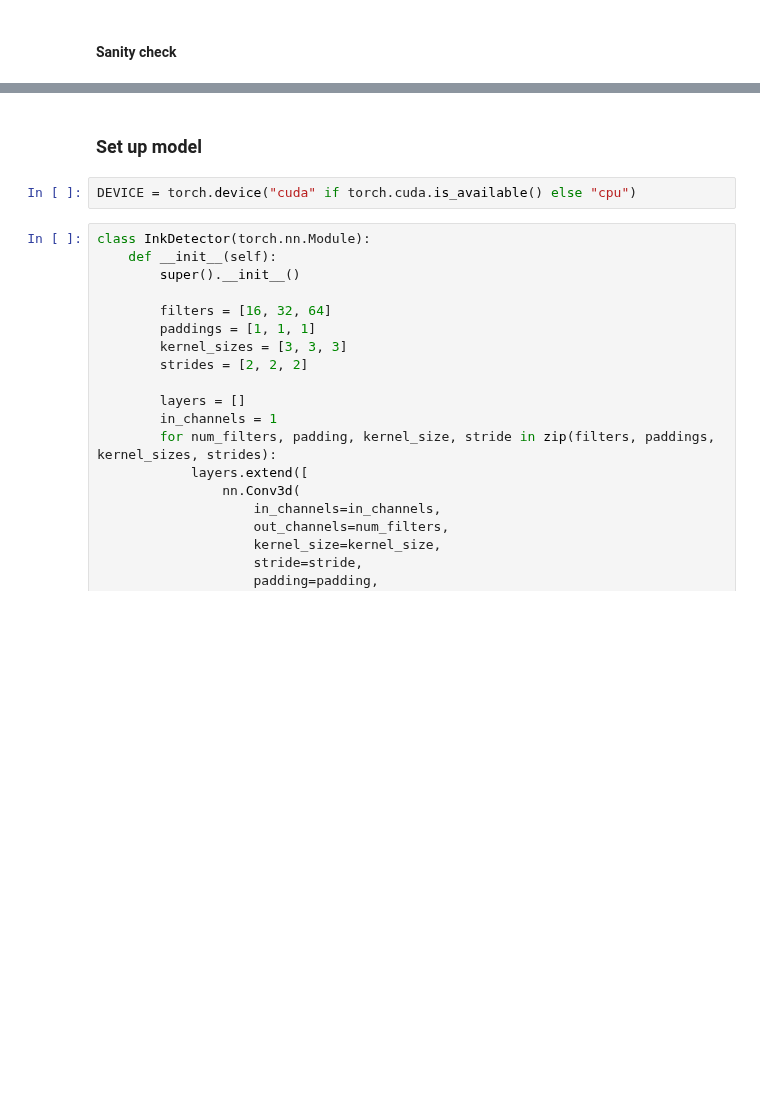
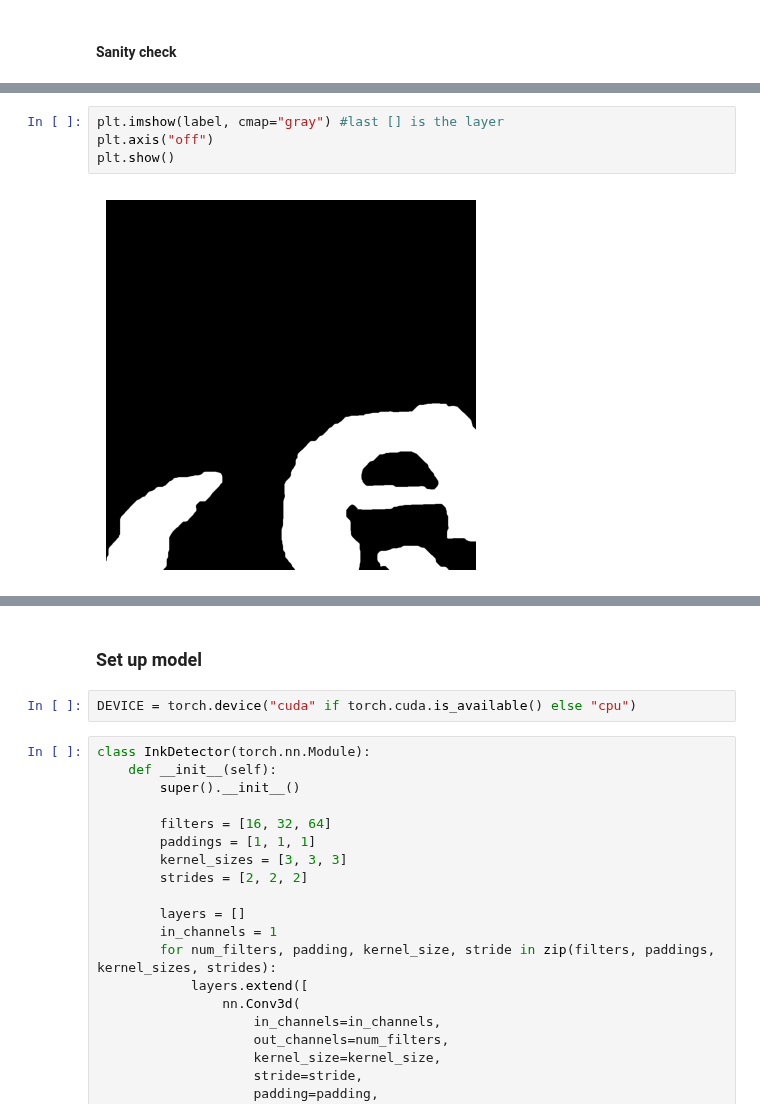
Before and after one commit to Wishmitha/Vesuvius, a Jupyter notebook: kaggle_competition/vesuvius-challenge-example-submission.ipynb, the cells around one changed output, grey strips where cells are left out. Saved outputs shown, nothing was run; the diff lists cells and outputs as text; blank space fills up the shorter version.

```diff
--- a/kaggle_competition/vesuvius-challenge-example-submission.ipynb
+++ b/kaggle_competition/vesuvius-challenge-example-submission.ipynb
@@ -203,3 +231,9 @@ Label: 1
+# %%
+plt.imshow(label, cmap="gray") #last [] is the layer
+plt.axis("off")
+plt.show()
+# %% [output]
+[figure, added]
 # %%
 BATCH_SIZE = 32
 train_loader = thd.DataLoader(train_dset, batch_size=BATCH_SIZE, shuffle=True)
```
Also changed, not shown: parts of 5 cells of this notebook, 1 other file.
